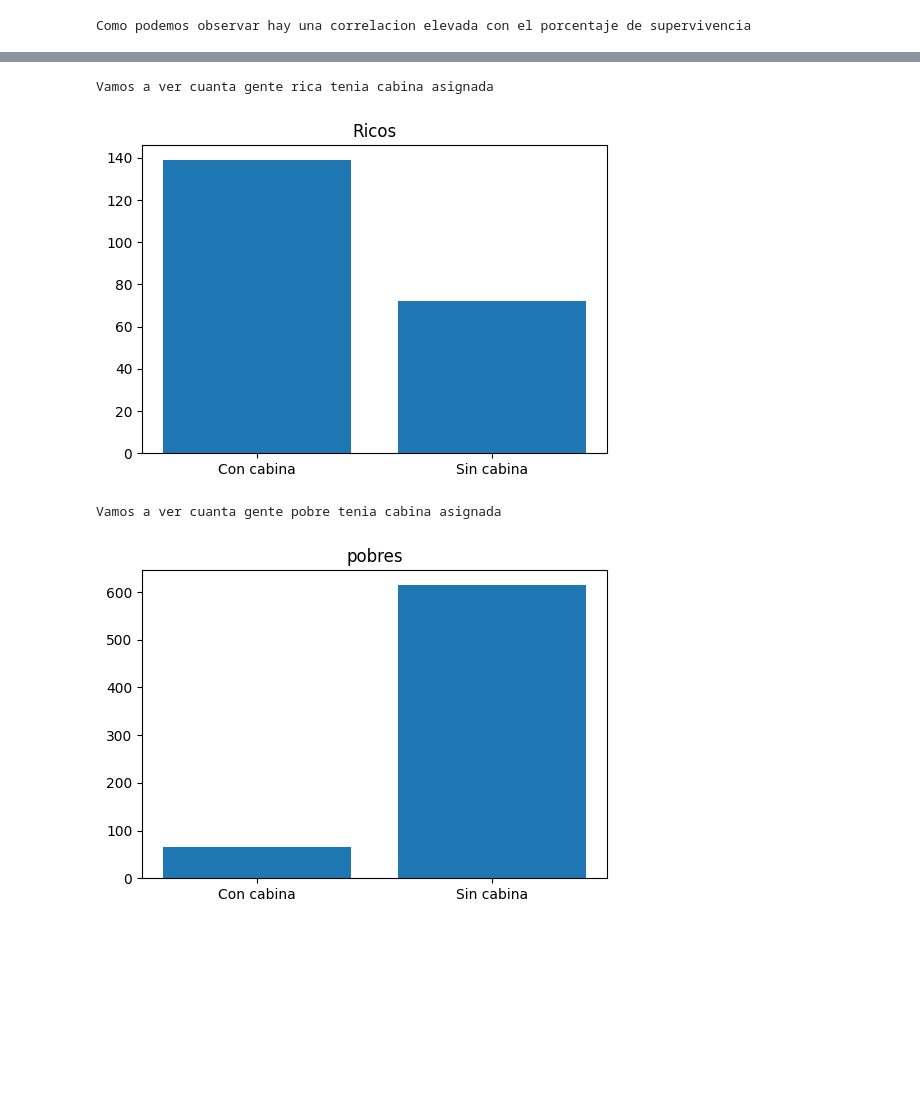
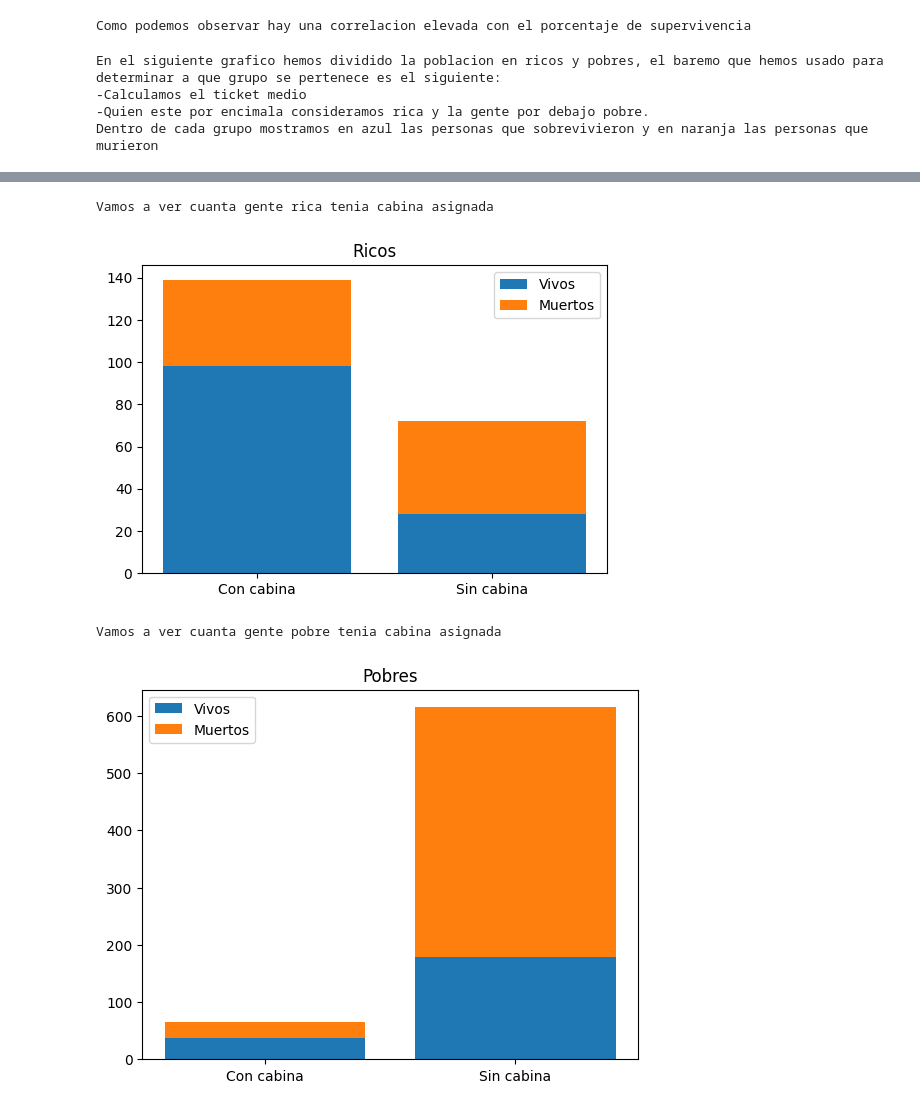
Before and after one commit to ManuelD3v/practicas-analisis-datos, a Jupyter notebook: practica titanic.ipynb, the cells around one changed output, grey strips where cells are left out. Drawn from its saved outputs; the diff is of its cells as text; code cells hidden in the pictures; blank space fills up the shorter version.

Commit message:
feat: Estudio poblacional por poder adquisitivo

```diff
--- a/practica titanic.ipynb
+++ b/practica titanic.ipynb
@@ -214,40 +214,73 @@ count_poor_alive = df['Poor survived'].value_counts().reindex([1,0])
 
 x_labels = ['Ricos','Pobres']
 plt.figure(figsize=(6,4))
 
 plt.bar(x_labels[0],count_rich_alive[1],label = 'Vivos',color='tab:blue')
 plt.bar(x_labels[0],count_rich_alive[0],bottom = count_rich_alive[0],label = 'Muertos',color = 'tab:orange')
 
 plt.bar(x_labels[1],count_poor_alive[1], color = 'tab:blue')
 plt.bar(x_labels[1],count_poor_alive[0],bottom = count_poor_alive[1], color = 'tab:orange')
 
 plt.legend()
 
 plt.title('tasa ricos/pobres')
+print('En el siguiente grafico hemos dividido la poblacion en ricos y pobres, el baremo que hemos usado para \n' \
+        'determinar a que grupo se pertenece es el siguiente: \n-Calculamos el ticket medio \n-Quien este por encima' \
+        'la consideramos rica y la gente por debajo pobre.')
+print('Dentro de cada grupo mostramos en azul las personas que sobrevivieron y en naranja las personas que murieron')
 plt.show()
 
 print('Vamos a ver cuanta gente rica tenia cabina asignada')
 
 df['Rich with cabin'] = df.loc[df['Rich'] == 1]['With cabin']
-count_rich_with_cabin = df['Rich with cabin'].value_counts().reindex([1,0])
 
+df['Rich with cabin survived'] = df.loc[df['Rich with cabin'] == 1]['Survived']
+count_rich_with_cabin_alive = df['Rich with cabin survived'].value_counts().reindex([1,0])
+
+df['Rich without cabin survived'] = df.loc[df['Rich with cabin'] == 0]['Survived']
+count_rich_without_cabin_alive = df['Rich without cabin survived'].value_counts().reindex([1,0])
+
+x_labels = ['Con cabina','Sin cabina']
 plt.figure(figsize=(6,4))
-plt.bar(['Con cabina','Sin cabina'],count_rich_with_cabin)
+
+plt.bar(x_labels[0],count_rich_with_cabin_alive[1],label = 'Vivos', color = 'tab:blue')
+plt.bar(x_labels[0],count_rich_with_cabin_alive[0],label = 'Muertos',bottom = count_rich_with_cabin_alive[1], color = 'tab:orange')
+
+
+plt.bar(x_labels[1],count_rich_without_cabin_alive[1], color = 'tab:blue')
+plt.bar(x_labels[1],count_rich_without_cabin_alive[0],bottom = count_rich_without_cabin_alive[1], color = 'tab:orange')
+
 plt.title('Ricos')
+plt.legend()
 plt.show()
 
 print('Vamos a ver cuanta gente pobre tenia cabina asignada')
 
 df['Poor with cabin'] = df.loc[df['Rich'] == 0]['With cabin']
-count_poor_with_cabin = df['Poor with cabin'].value_counts().reindex([1,0])
 
-plt.figure(figsize=(6,4))
-plt.bar(['Con cabina','Sin cabina'],count_poor_with_cabin)
-plt.title('pobres')
+df['Poor with cabin survived'] = df.loc[df['Poor with cabin'] == 1]['Survived']
+count_poor_with_cabin_alive = df['Poor with cabin survived'].value_counts().reindex([1,0])
+
+df['Poor without cabin survived'] = df.loc[df['Poor with cabin'] == 0]['Survived']
+count_poor_without_cabin_alive = df['Poor without cabin survived'].value_counts().reindex([1,0])
+
+plt.bar(x_labels[0],count_poor_with_cabin_alive[1],label = 'Vivos', color = 'tab:blue')
+plt.bar(x_labels[0],count_poor_with_cabin_alive[0],label = 'Muertos',bottom = count_poor_with_cabin_alive[1], color = 'tab:orange')
+
+plt.bar(x_labels[1],count_poor_without_cabin_alive[1], color = 'tab:blue')
+plt.bar(x_labels[1],count_poor_without_cabin_alive[0],bottom = count_poor_without_cabin_alive[1], color = 'tab:orange')
+
+plt.title('Pobres')
+plt.legend()
 plt.show()
 # %% [output]
+En el siguiente grafico hemos dividido la poblacion en ricos y pobres, el baremo que hemos usado para
+determinar a que grupo se pertenece es el siguiente:
+-Calculamos el ticket medio
+-Quien este por encimala consideramos rica y la gente por debajo pobre.
+Dentro de cada grupo mostramos en azul las personas que sobrevivieron y en naranja las personas que murieron
 [figure]
-Vamos a ver cuanta gente rica tenia cabina asignada
+Vamos a ver cuanta gente rica tenia cabina asignada
-[figure, old version]
+[figure, new version]
-Vamos a ver cuanta gente pobre tenia cabina asignada
+Vamos a ver cuanta gente pobre tenia cabina asignada
-[figure, old version]
+[figure, new version]
```
